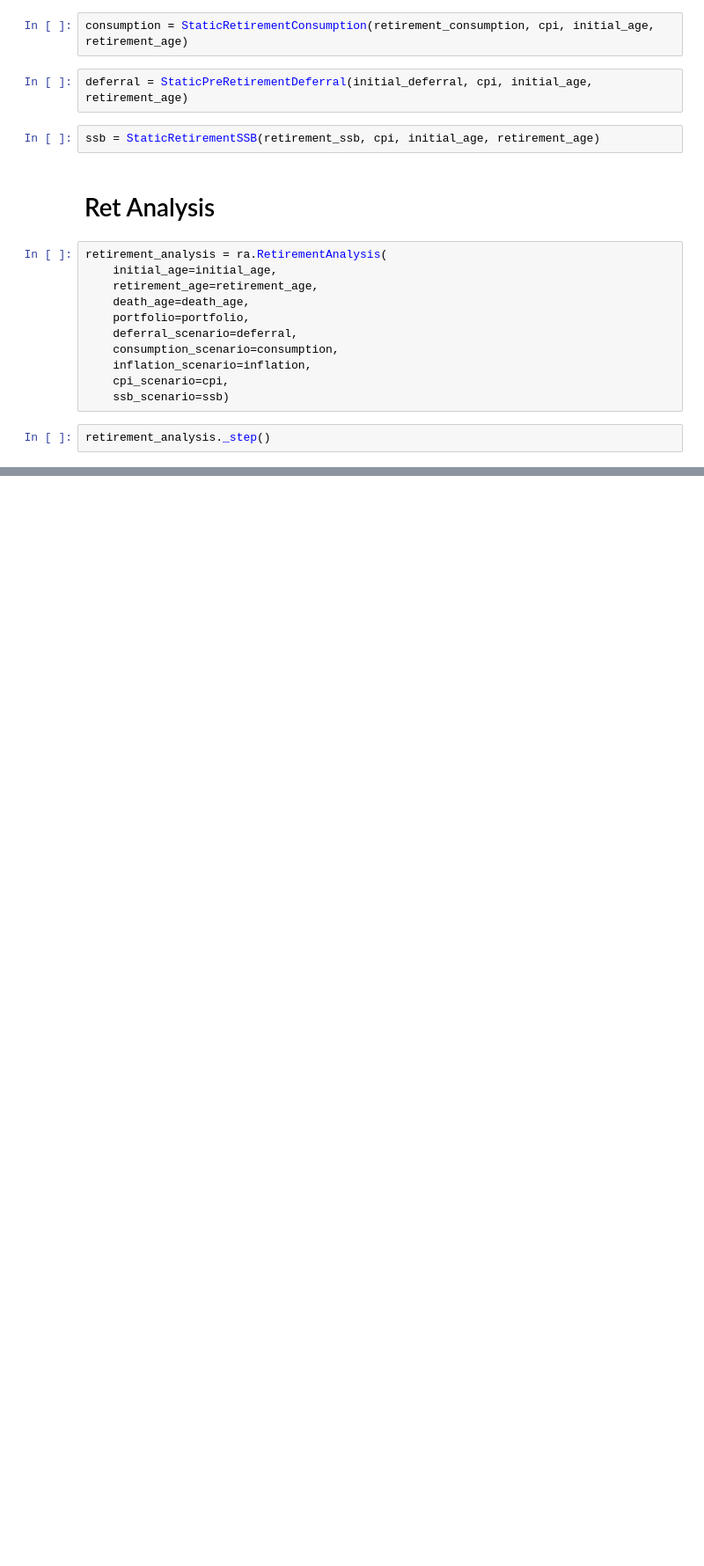
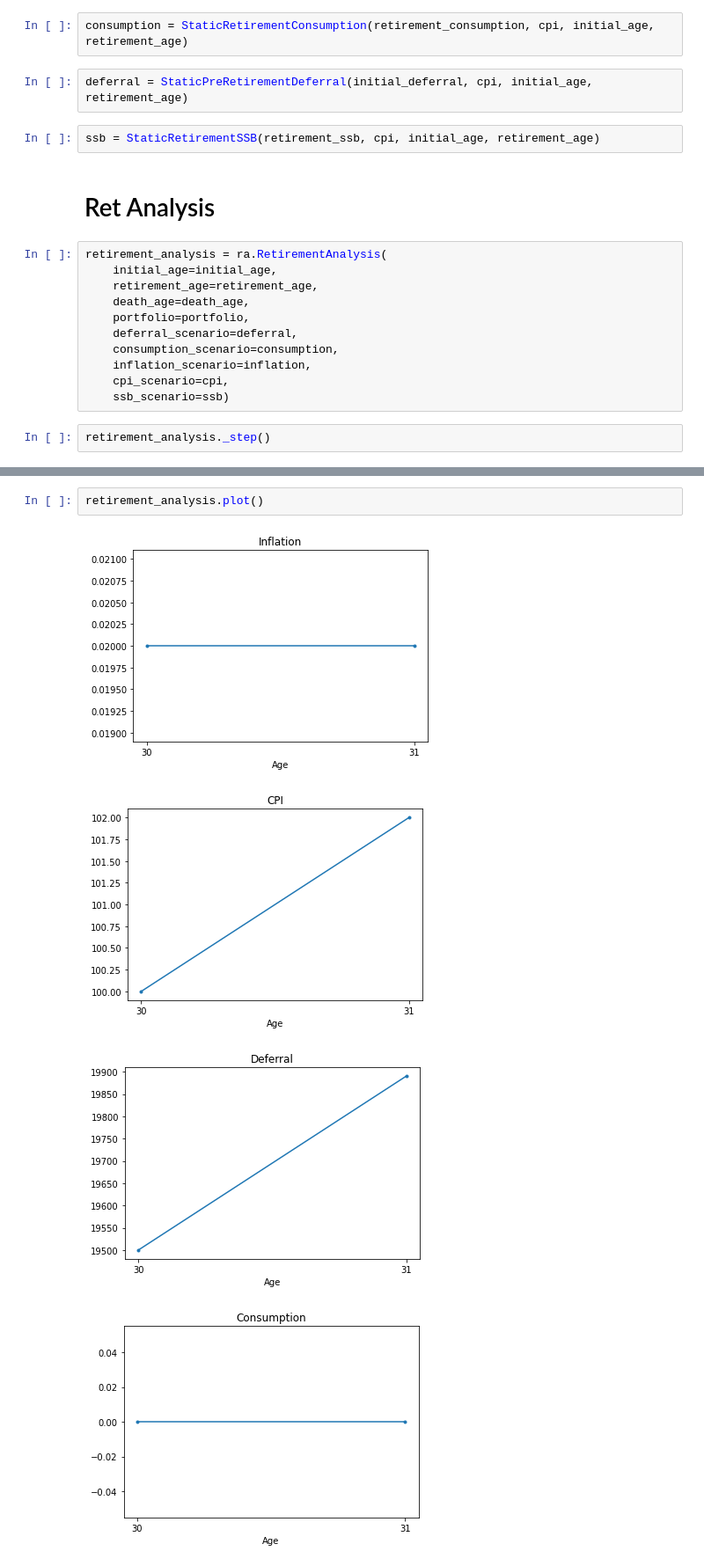
Before and after one commit to presmdonovan23/retirement-finance, a Jupyter notebook: retirement_simulation.ipynb, the cells around one changed output, grey strips where cells are left out. Shown at 88% size. Drawn from its saved outputs; the diff is of its cells as text; blank space fills up the shorter version.

```diff
--- a/retirement_simulation.ipynb
+++ b/retirement_simulation.ipynb
@@ -97,0 +163,7 @@ retirement_analysis.portfolio.balance
+# %%
+retirement_analysis.plot()
+# %% [output]
+[figure, added]
+[figure, added]
+[figure, added]
+[figure, added]
```
Also changed, not shown: parts of 14 cells of this notebook, 3 other files.
